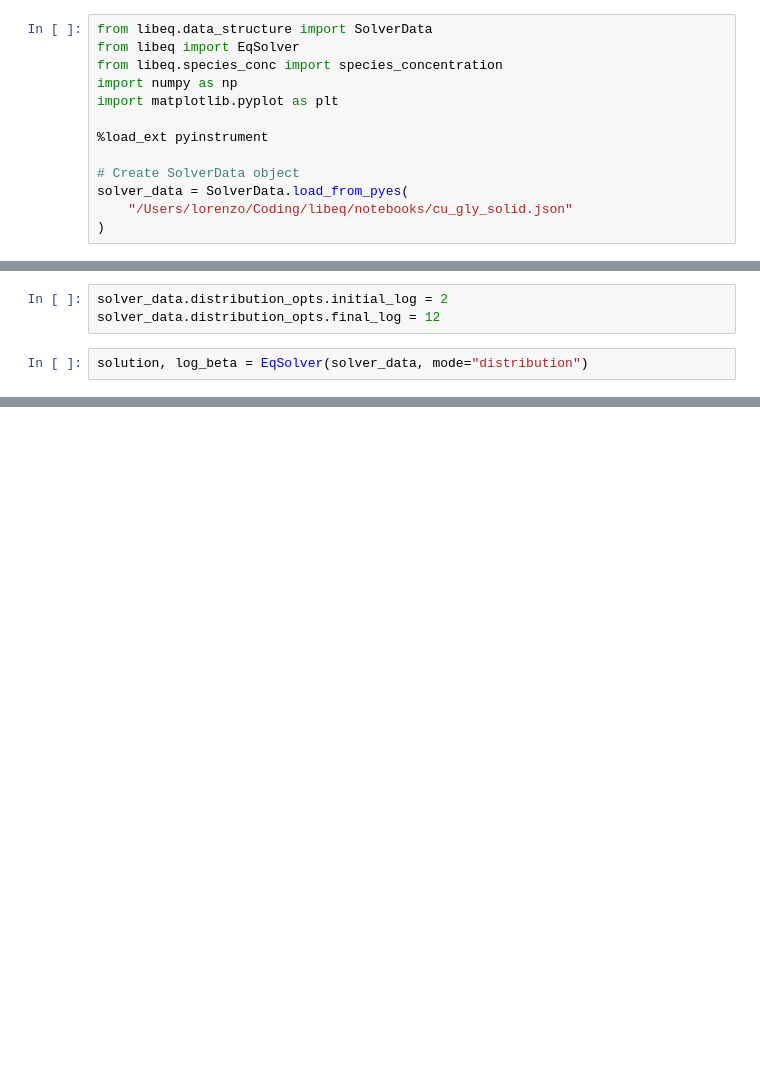
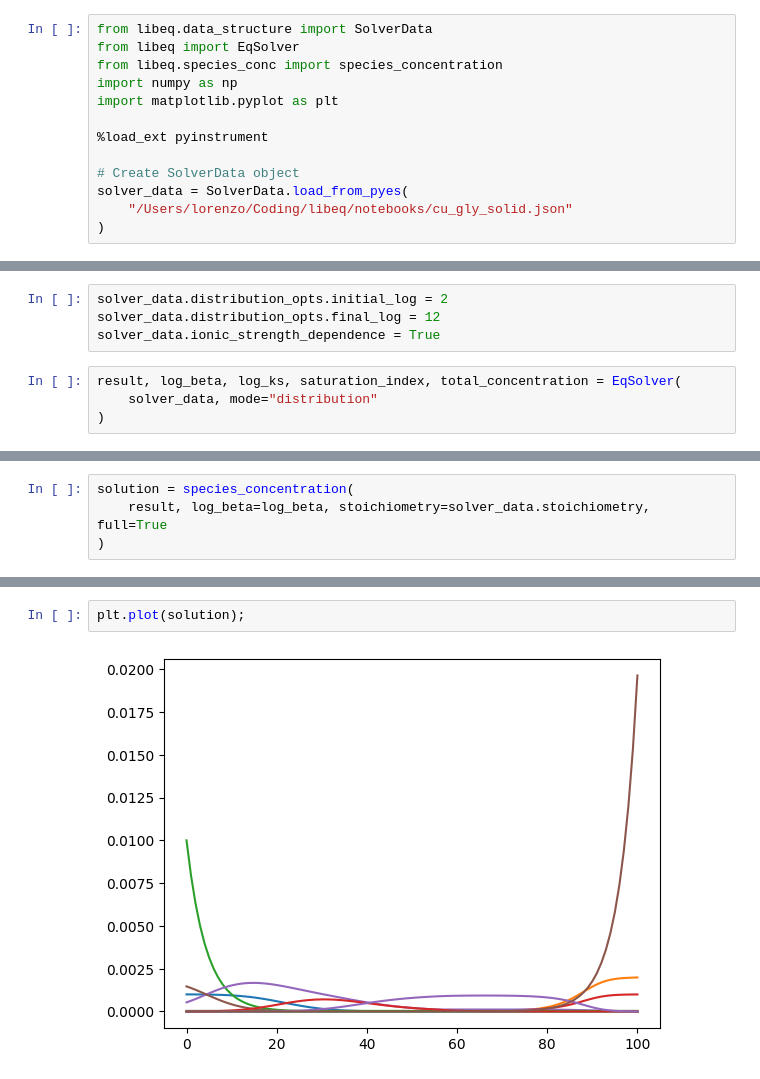
Before and after one commit to Kastakin/libeq, a Jupyter notebook: notebooks/pyes_import.ipynb, the cells around one changed output, grey strips where cells are left out. Cells and saved outputs as stored; diff of their text form; blank space fills up the shorter version.

Commit message:
Complete work on distribution at variable ionic strength

```diff
--- a/notebooks/pyes_import.ipynb
+++ b/notebooks/pyes_import.ipynb
@@ -14,5 +20,8 @@ solver_data = SolverData.load_from_pyes(
 # %%
 solver_data.distribution_opts.initial_log = 2
 solver_data.distribution_opts.final_log = 12
+solver_data.ionic_strength_dependence = True
 # %%
-solution, log_beta = EqSolver(solver_data, mode="distribution")
+result, log_beta, log_ks, saturation_index, total_concentration = EqSolver(
+    solver_data, mode="distribution"
+)
@@ -37,0 +64,4 @@ plt.plot(
+# %%
+solution = species_concentration(
+    result, log_beta=log_beta, stoichiometry=solver_data.stoichiometry, full=True
+)
@@ -37,0 +119,4 @@ plt.plot(
+# %%
+plt.plot(solution);
+# %% [output]
+[figure, added]
```
Also changed, not shown: parts of 8 cells of this notebook, 11 other files.
